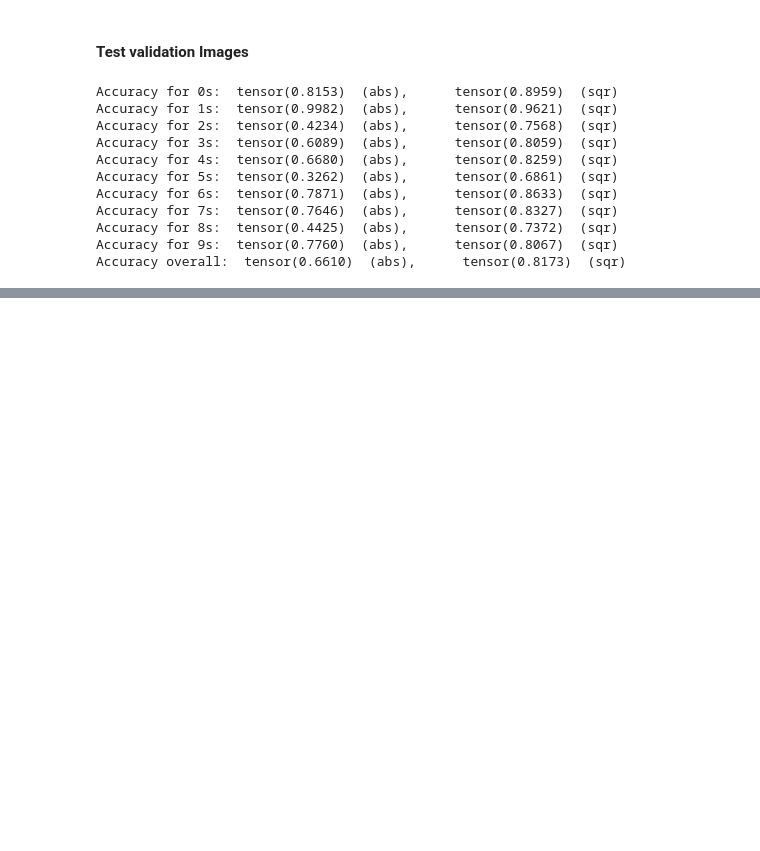
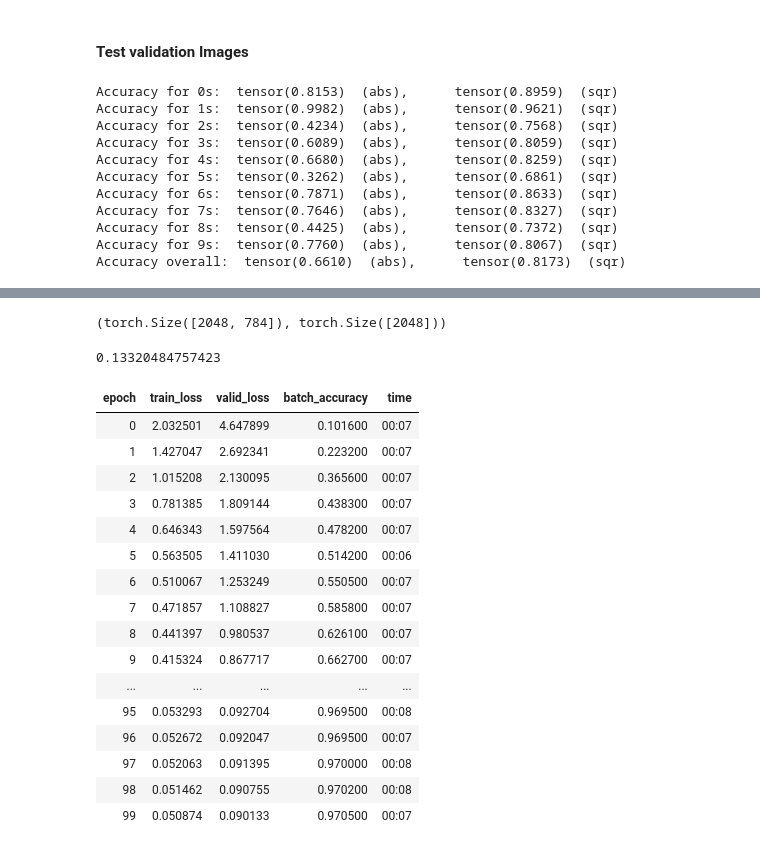
Before and after one commit to pit-duw/ms-wt-21-05-GameBuddy, a Jupyter notebook: MNIST.ipynb, the cells around one changed output, grey strips where cells are left out. Cells and saved outputs as stored; diff of their text form; code cells hidden in the pictures; blank space fills up the shorter version.

Commit message:
Finished MNIST model v1

```diff
--- a/MNIST.ipynb
+++ b/MNIST.ipynb
@@ -180,0 +256,38 @@ Accuracy overall:  tensor(0.6610)  (abs),      tensor(0.8173)  (sqr)
+# %%
+dl = DataLoader(dset, batch_size = 2048)
+valid_dl = DataLoader(valid_dset, batch_size=2048)
+xb, yb = first(dl)
+xb.shape, yb.shape
+# %% [output]
+(torch.Size([2048, 784]), torch.Size([2048]))
+# %%
+def calc_grad(xb, yb, model):
+    preds = model(xb)
+    loss = loss_func(preds, yb)
+    loss.sum().backward()
+
+def train_epoch(model, lr, params):
+    for xb, yb in dl:
+        calc_grad(xb, yb, model)
+        for p in params:
+            p.data -= p.grad*lr
+            p.grad.data.zero_()
+
+def batch_accuracy(xb, yb):
+    preds = torch.softmax(xb,dim=1)
+    correct = torch.eq(torch.max(preds, dim=1)[1], yb)
+    return correct.float().mean()
+
+def validate_epoch(model):
+    accs = [batch_accuracy(model(xb), yb) for xb,yb in valid_dl]
+    return round(torch.stack(accs).mean().item(), 14)
+# %%
+validate_epoch(simple_net)
+# %% [output]
+0.13320484757423
+# %%
+lr = 0.25
+params = w1,b1,w2,b2
+dls = DataLoaders(dl, valid_dl)
+learn = Learner(dls, nn.Linear(28*28,10), opt_func=SGD,
+                loss_func=loss_func, metrics=batch_accuracy)
@@ -180,0 +296,31 @@ Accuracy overall:  tensor(0.6610)  (abs),      tensor(0.8173)  (sqr)
+# %%
+simple_net_pt = nn.Sequential(
+    nn.Linear(28*28,10000),
+    nn.ReLU(),
+    #nn.Linear(20,20),
+    #nn.ReLU(),
+    nn.Linear(10000,10)
+)
+# %%
+learn = Learner(dls, simple_net_pt, opt_func=SGD,
+                loss_func=loss_func, metrics=batch_accuracy)
+
+learn.fit(100, 0.25)
+# %% [output]
+| epoch | train_loss | valid_loss | batch_accuracy | time |
+| 0 | 2.032501 | 4.647899 | 0.101600 | 00:07 |
+| 1 | 1.427047 | 2.692341 | 0.223200 | 00:07 |
+| 2 | 1.015208 | 2.130095 | 0.365600 | 00:07 |
+| 3 | 0.781385 | 1.809144 | 0.438300 | 00:07 |
+| 4 | 0.646343 | 1.597564 | 0.478200 | 00:07 |
+| 5 | 0.563505 | 1.411030 | 0.514200 | 00:06 |
+| 6 | 0.510067 | 1.253249 | 0.550500 | 00:07 |
+| 7 | 0.471857 | 1.108827 | 0.585800 | 00:07 |
+| 8 | 0.441397 | 0.980537 | 0.626100 | 00:07 |
+| 9 | 0.415324 | 0.867717 | 0.662700 | 00:07 |
+| ... | ... | ... | ... | ... |
+| 95 | 0.053293 | 0.092704 | 0.969500 | 00:08 |
+| 96 | 0.052672 | 0.092047 | 0.969500 | 00:07 |
+| 97 | 0.052063 | 0.091395 | 0.970000 | 00:08 |
+| 98 | 0.051462 | 0.090755 | 0.970200 | 00:08 |
+| 99 | 0.050874 | 0.090133 | 0.970500 | 00:07 |
```
Also changed, not shown: parts of 21 cells of this notebook.
